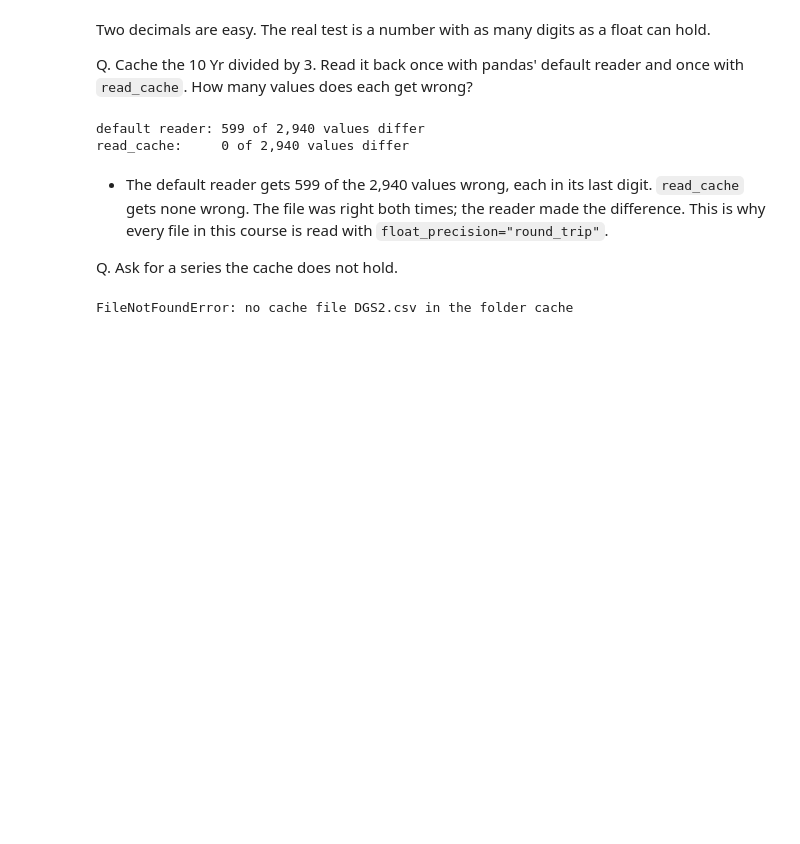
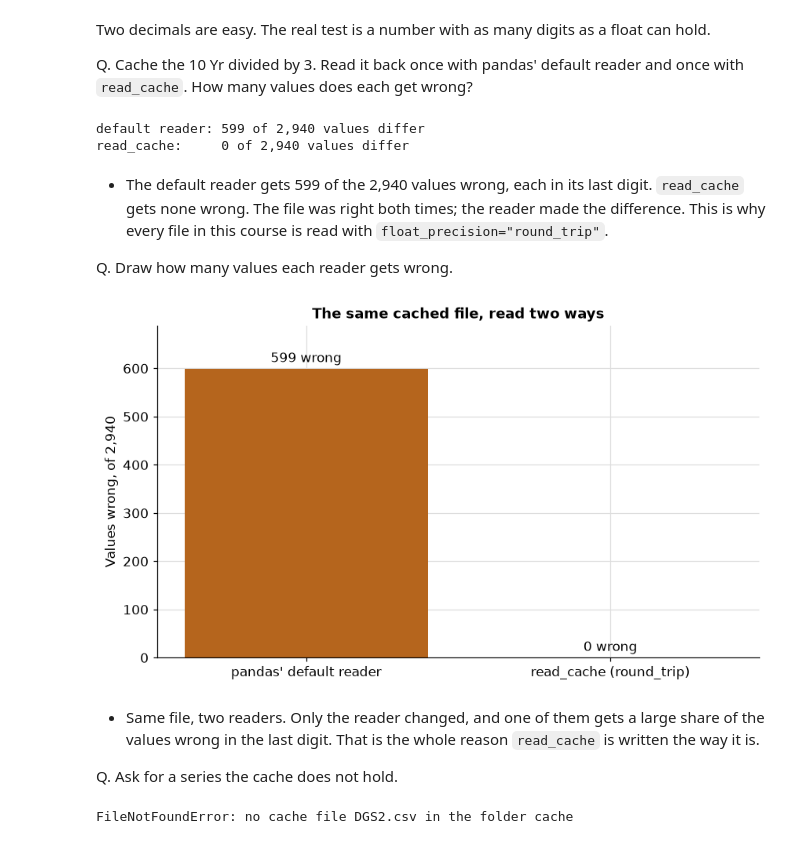
Before and after one commit to lenamonj/python-fixed-income, a Jupyter notebook: course3_market_data/week1/day5/05_case_study_the_market_dataset.ipynb, the cells around one changed output. Drawn from its saved outputs; the diff is of its cells as text; code cells hidden in the pictures; blank space fills up the shorter version.

```diff
--- a/course3_market_data/week1/day5/05_case_study_the_market_dataset.ipynb
+++ b/course3_market_data/week1/day5/05_case_study_the_market_dataset.ipynb
@@ -1382,7 +1423,26 @@ read_cache:     0 of 2,940 values differ
 # %% [markdown]
 * The default reader gets 599 of the 2,940 values wrong, each in its last digit. `read_cache` gets none wrong. The file was right both times; the reader made the difference. This is why every file in this course is read with `float_precision="round_trip"`.
 
-Q. Ask for a series the cache does not hold.
+Q. Draw how many values each reader gets wrong.
+# %%
+# the two counts the cell above printed, kept as numbers so they can be drawn
+default_wrong = int((plain["treasury_10yr_thirds"] != thirds).sum())
+exact_wrong = int((md.read_cache("treasury_10yr_thirds", cache_dir) != thirds).sum())
+
+fig, ax = plt.subplots()
+bars = ax.bar(["pandas' default reader", "read_cache (round_trip)"], [default_wrong, exact_wrong], color=["#b5651d", "#1c7a57"])
+ax.set_axisbelow(True)
+ax.bar_label(bars, labels=[f"{default_wrong:,} wrong", f"{exact_wrong} wrong"], padding=3)
+ax.set_ylim(0, max(default_wrong, 1) * 1.15)
+ax.set_ylabel(f"Values wrong, of {len(thirds):,}")
+ax.set_title("The same cached file, read two ways")
+plt.show()
+# %% [output]
+[figure, added]
+# %% [markdown]
+* Same file, two readers. Only the reader changed, and one of them gets a large share of the values wrong in the last digit. That is the whole reason `read_cache` is written the way it is.
+
+Q. Ask for a series the cache does not hold.
 # %%
 try:
     md.read_cache("DGS2", cache_dir)
```
Also changed, not shown: parts of 29 cells of this notebook, 2 other files.
